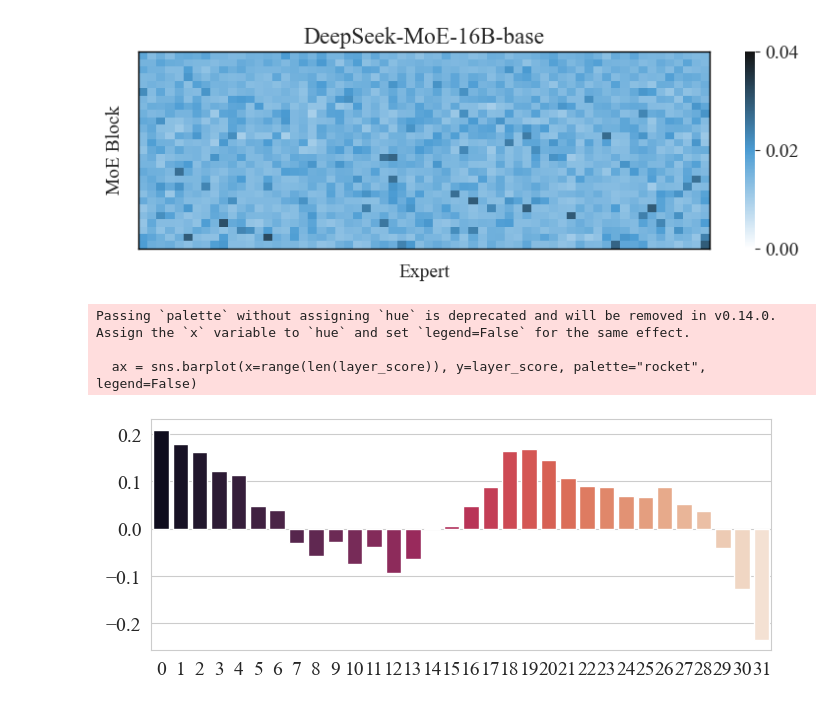
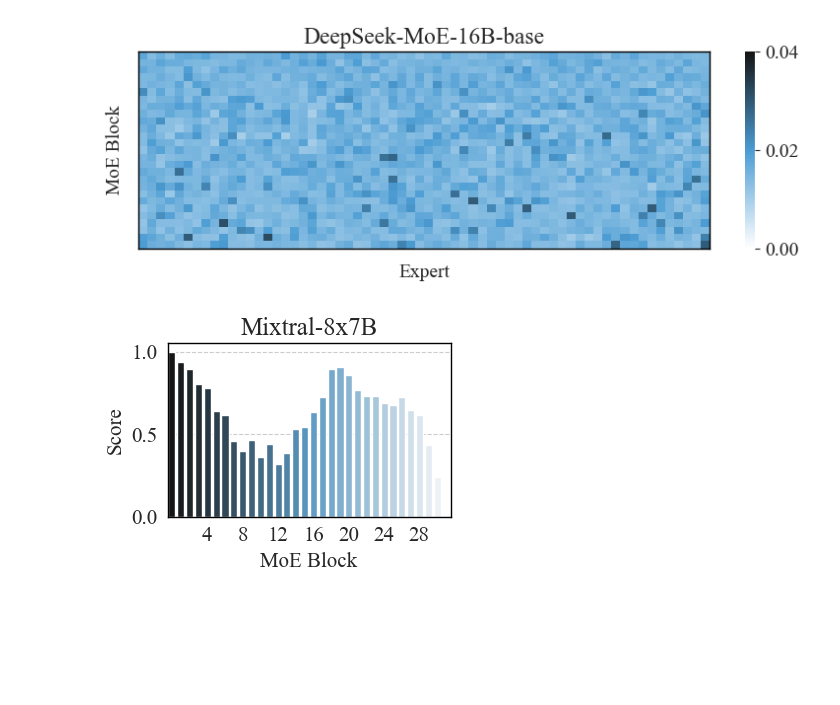
Before and after one commit to Jinxiaolong1129/moe_quantize, a Jupyter notebook: notebooks/draw-figure.ipynb, the cells around one changed output. Cells and saved outputs as stored; diff of their text form; code cells hidden in the pictures; blank space fills up the shorter version.

```diff
--- a/notebooks/draw-figure.ipynb
+++ b/notebooks/draw-figure.ipynb
@@ -209,18 +211,40 @@ plt.savefig('deepseek_routing.svg', dpi=300)
 # %%
-layer_score = [0.208984375, 0.1796875, 0.1611328125, 0.12109375, 0.1123046875, 0.04833984375, 0.03955078125,
+layer_score = torch.tensor([0.208984375, 0.1796875, 0.1611328125, 0.12109375, 0.1123046875, 0.04833984375, 0.03955078125,
                -0.0311279296875, -0.058349609375, -0.02880859375, -0.07568359375, -0.03857421875, -0.0947265625,
                -0.06396484375, 0.00089263916015625, 0.00531005859375, 0.046875, 0.0869140625, 0.1630859375, 0.16796875,
                0.1455078125, 0.10693359375, 0.09033203125, 0.0888671875, 0.06982421875, 0.06591796875, 0.0869140625,
-               0.052490234375, 0.037841796875, -0.0419921875, -0.12890625, -0.2353515625]
-# layer_score = torch.tensor(layer_score)
+               0.052490234375, 0.037841796875, -0.0419921875, -0.12890625, -0.2353515625])
+layer_score = (layer_score - torch.min(layer_score)) / (torch.max(layer_score) - torch.min(layer_score))
+sns.set_style("whitegrid")
 font = {'family': 'Times New Roman',
         'weight': 'normal',
-        'size': 14}
+        'size': 15}
 plt.rc('font', **font)
-plt.figure(figsize=(8, 3))
-ax = sns.barplot(x=range(len(layer_score)), y=layer_score, palette="rocket", legend=False)
+plt.figure(figsize=(4, 3))
+
+ax = plt.gca()
+ax.grid(which='major', axis='both', linestyle='--')
+cmap = LinearSegmentedColormap.from_list("custom_red", ["#151515", "#4B9CD3", "#F8F8F8"])
+ax = sns.barplot(x=range(len(layer_score)), y=layer_score, palette=cmap, legend=False, hue=range(len(layer_score)))
+
+# set x axis number of ticks
+ax.set_xticks([4, 8, 12, 16, 20, 24, 28])
+# ax.set_yticks([-0.2, 0, 0.2])
+# ax.set_ylim([-0.3, 0.3])
+ax.set_title("Mixtral-8x7B")
+ax.set_xlabel("MoE Block")
+ax.set_ylabel("Score")
+
+def _set_boarder(spine):
+    spine.set_color('black')
+    spine.set_linewidth(1.)
+
+_set_boarder(ax.spines['left'])
+_set_boarder(ax.spines['bottom'])
+_set_boarder(ax.spines['right'])
+_set_boarder(ax.spines['top'])
+
+plt.tight_layout()
+plt.savefig('mixtral_block_score.svg', dpi=300)
 # %% [output]
-Passing `palette` without assigning `hue` is deprecated and will be removed in v0.14.0. Assign the `x` variable to `hue` and set `legend=False` for the same effect.
-
-  ax = sns.barplot(x=range(len(layer_score)), y=layer_score, palette="rocket", legend=False)
-[figure, old version]
+[figure, new version]
```
Also changed, not shown: parts of 7 cells of this notebook, 11 other files.
